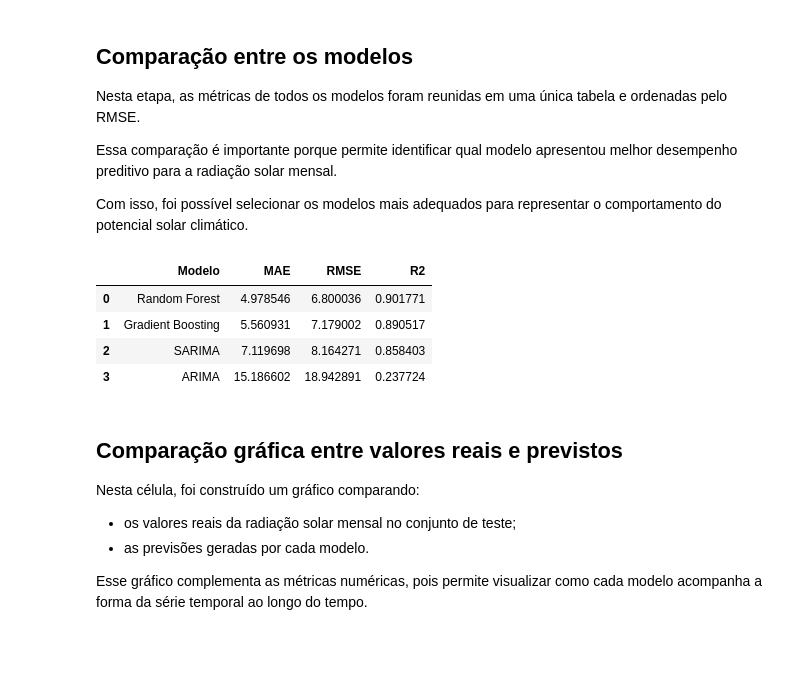
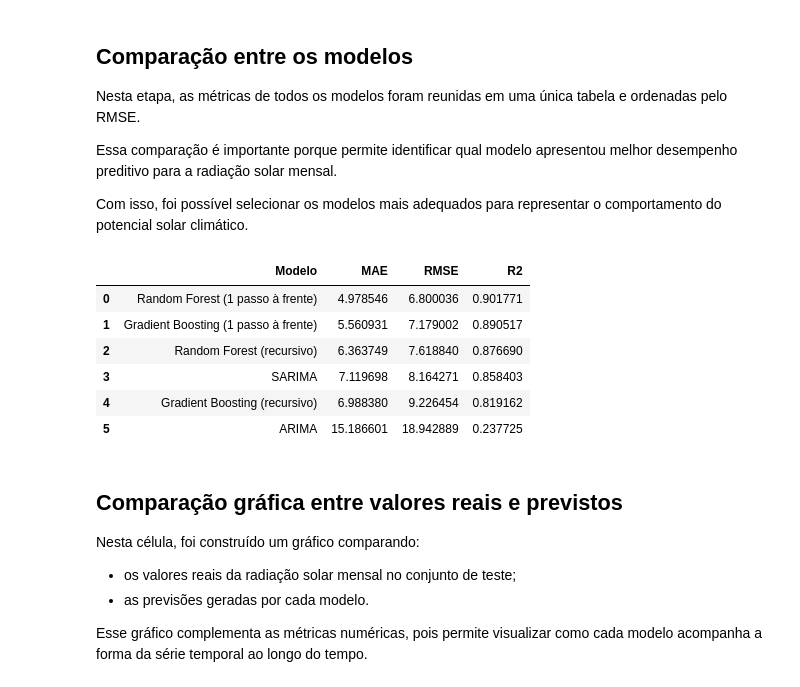
Before and after one commit to gabriellopes-eng/climate_analysis, a Jupyter notebook: climate_analysis/notebooks/08_modelagem_preditiva.ipynb, the cells around one changed output. Drawn from its saved outputs; the diff is of its cells as text; code cells hidden in the pictures; blank space fills up the shorter version.

```diff
--- a/climate_analysis/notebooks/08_modelagem_preditiva.ipynb
+++ b/climate_analysis/notebooks/08_modelagem_preditiva.ipynb
@@ -408,7 +408,7 @@ Nesta célula, foram calculadas as métricas do Random Forest.
 
 Esses resultados mostram o desempenho do modelo no conjunto de teste e permitem compará-lo com os modelos de séries temporais clássicos, como ARIMA e SARIMA.
 # %%
-metricas_rf = calcular_metricas(y_teste, previsao_rf, "Random Forest")
+metricas_rf = calcular_metricas(y_teste, previsao_rf, "Random Forest (1 passo à frente)")
 metricas_rf
 # %% [output]
 |  | Modelo | MAE | RMSE | R2 |
@@ -432,7 +432,7 @@ modelo_gb.fit(X_treino, y_treino)
 previsao_gb = modelo_gb.predict(X_teste)
 previsao_gb = pd.Series(previsao_gb, index=y_teste.index)
 # %%
-metricas_gb = calcular_metricas(y_teste, previsao_gb, "Gradient Boosting")
+metricas_gb = calcular_metricas(y_teste, previsao_gb, "Gradient Boosting (1 passo à frente)")
 metricas_gb
 # %% [output]
 |  | Modelo | MAE | RMSE | R2 |
@@ -439,0 +448,27 @@ metricas_gb
+# %%
+def prever_recursivo(modelo, serie, datas, colunas_features):
+    # histórico = todos os valores reais ANTES do primeiro mês de teste
+    historico = list(serie.loc[:datas[0]].values[:-1])
+    previsoes = []
+    for data in datas:
+        s = pd.Series(historico)
+        feat = {f"lag_{lag}": s.iloc[-lag] for lag in [1, 2, 3, 6, 12]}
+        feat["rolling_mean_3"] = s.iloc[-3:].mean()
+        feat["rolling_mean_6"] = s.iloc[-6:].mean()
+        feat["rolling_mean_12"] = s.iloc[-12:].mean()
+        feat["mes"] = data.month
+        X = pd.DataFrame([feat])[colunas_features]
+        yhat = modelo.predict(X)[0]
+        previsoes.append(yhat)
+        historico.append(yhat)  # realimenta a previsão
+    return pd.Series(previsoes, index=datas)
+# %%
+datas_teste = list(y_teste.index)
+
+previsao_rf_rec = prever_recursivo(modelo_rf, serie_mensal, datas_teste, X_treino.columns)
+previsao_gb_rec = prever_recursivo(modelo_gb, serie_mensal, datas_teste, X_treino.columns)
+
+metricas_rf_rec = calcular_metricas(y_teste, previsao_rf_rec, "Random Forest (recursivo)")
+metricas_gb_rec = calcular_metricas(y_teste, previsao_gb_rec, "Gradient Boosting (recursivo)")
+
+pd.concat([metricas_rf_rec, metricas_gb_rec], ignore_index=True)
@@ -448,20 +489,24 @@ Com isso, foi possível selecionar os modelos mais adequados para representar o
 # %%
 comparacao_modelos = pd.concat([
     metricas_arima,
     metricas_sarima,
     metricas_rf,
-    metricas_gb
+    metricas_gb,
+    metricas_rf_rec,
+    metricas_gb_rec
 ], ignore_index=True)
 
 comparacao_modelos = comparacao_modelos.sort_values("RMSE").reset_index(drop=True)
 
 comparacao_modelos
 # %% [output]
 |  | Modelo | MAE | RMSE | R2 |
-| 0 | Random Forest | 4.978546 | 6.800036 | 0.901771 |
-| 1 | Gradient Boosting | 5.560931 | 7.179002 | 0.890517 |
-| 2 | SARIMA | 7.119698 | 8.164271 | 0.858403 |
-| 3 | ARIMA | 15.186602 | 18.942891 | 0.237724 |
+| 0 | Random Forest (1 passo à frente) | 4.978546 | 6.800036 | 0.901771 |
+| 1 | Gradient Boosting (1 passo à frente) | 5.560931 | 7.179002 | 0.890517 |
+| 2 | Random Forest (recursivo) | 6.363749 | 7.618840 | 0.876690 |
+| 3 | SARIMA | 7.119698 | 8.164271 | 0.858403 |
+| 4 | Gradient Boosting (recursivo) | 6.988380 | 9.226454 | 0.819162 |
+| 5 | ARIMA | 15.186601 | 18.942889 | 0.237725 |
 # %% [markdown]
 ## Comparação gráfica entre valores reais e previstos
 
```
Also changed, not shown: parts of 12 cells of this notebook, 3 other files.
